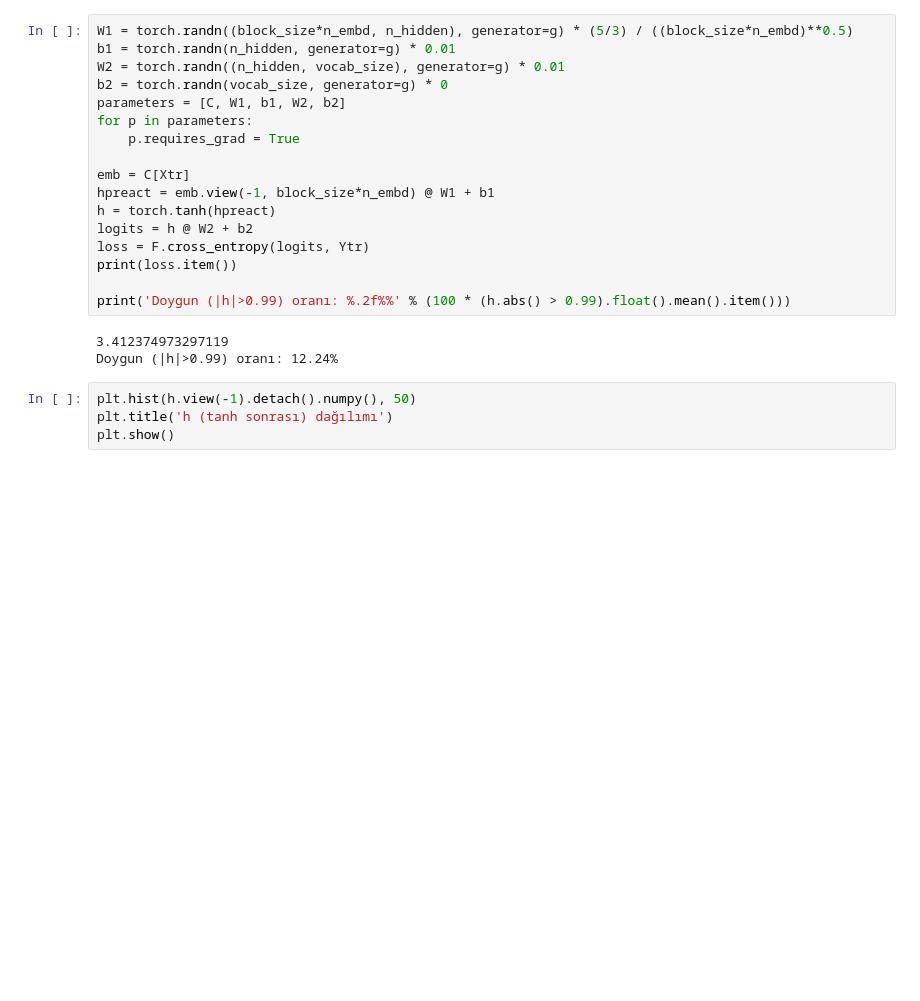
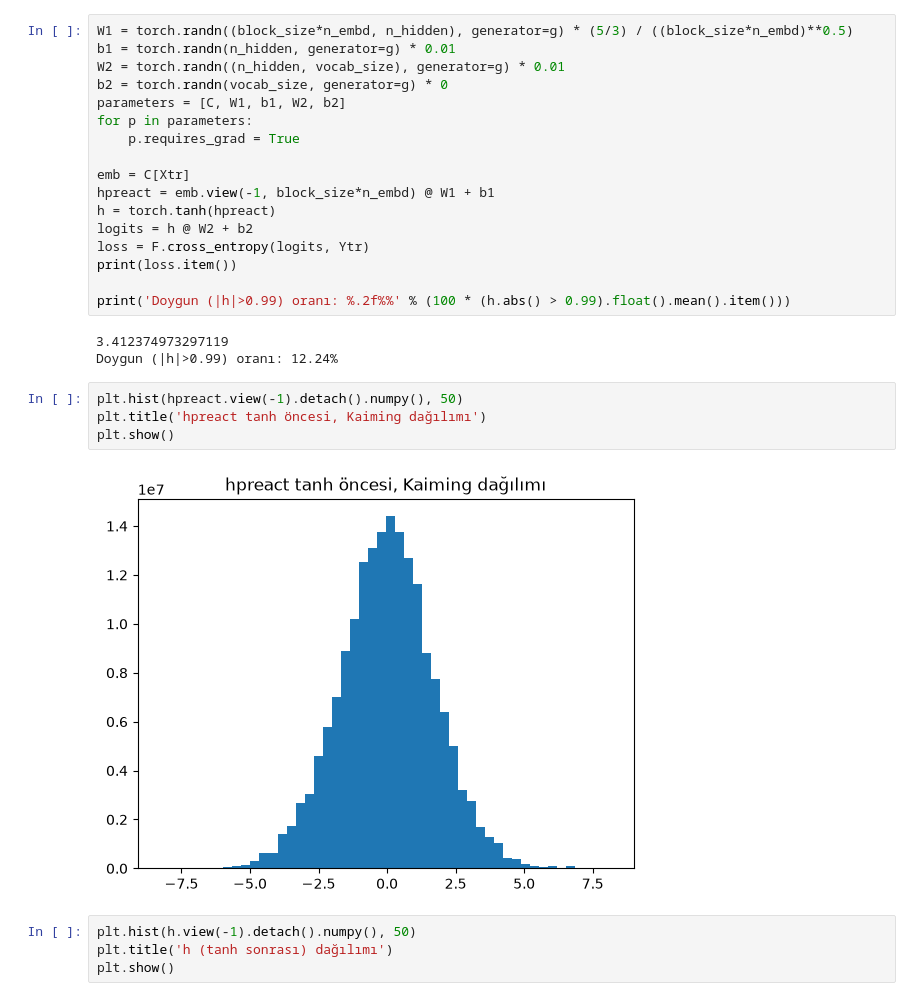
Before and after one commit to nursena8/yz50, a Jupyter notebook: Hafta_4/makemore3.ipynb, the cells around one changed output. Cells and saved outputs as stored; diff of their text form; blank space fills up the shorter version.

Commit message:
Kaiming init preactivation histogram added to makemore3
Co-Authored-By: Claude Sonnet 5 <noreply@anthropic.com>

```diff
--- a/Hafta_4/makemore3.ipynb
+++ b/Hafta_4/makemore3.ipynb
@@ -374,6 +374,12 @@ print('Doygun (|h|>0.99) oranı: %.2f%%' % (100 * (h.abs() > 0.99).float().mean(
 # %% [output]
 3.412374973297119
 Doygun (|h|>0.99) oranı: 12.24%
+# %%
+plt.hist(hpreact.view(-1).detach().numpy(), 50)
+plt.title('hpreact tanh öncesi, Kaiming dağılımı')
+plt.show()
+# %% [output]
+[figure, added]
 # %%
 plt.hist(h.view(-1).detach().numpy(), 50)
 plt.title('h (tanh sonrası) dağılımı')
```
